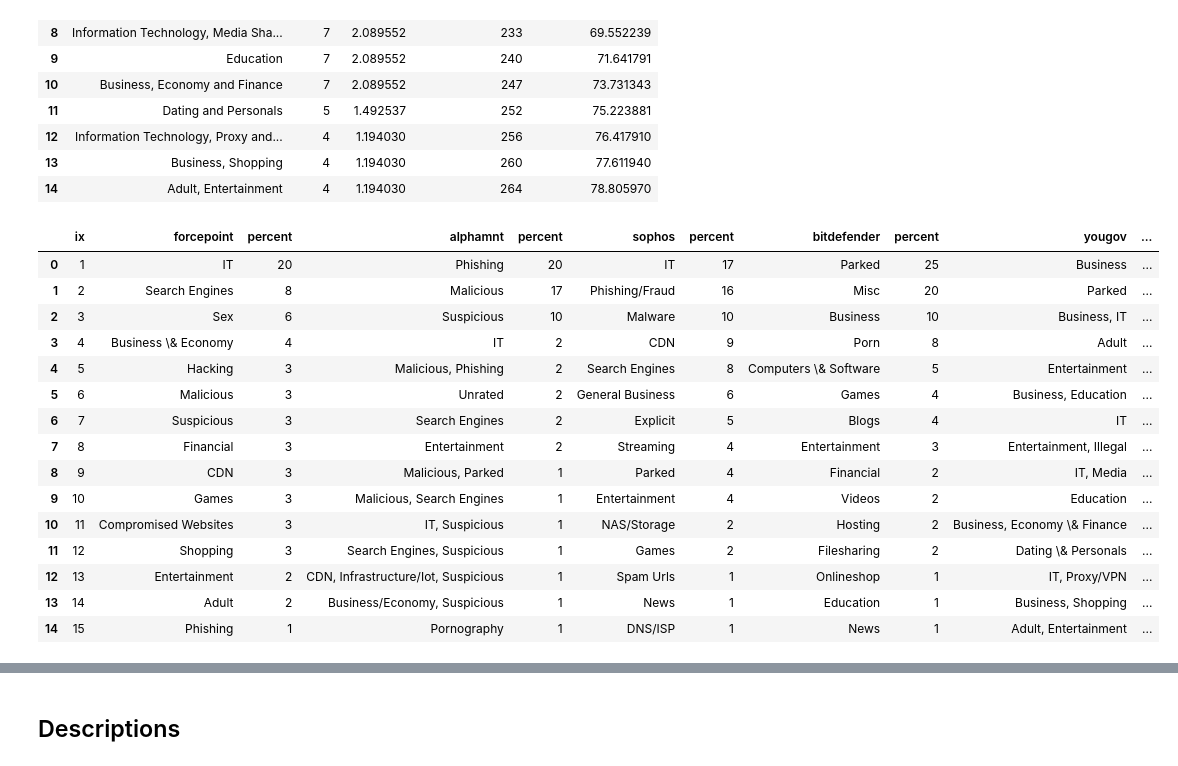
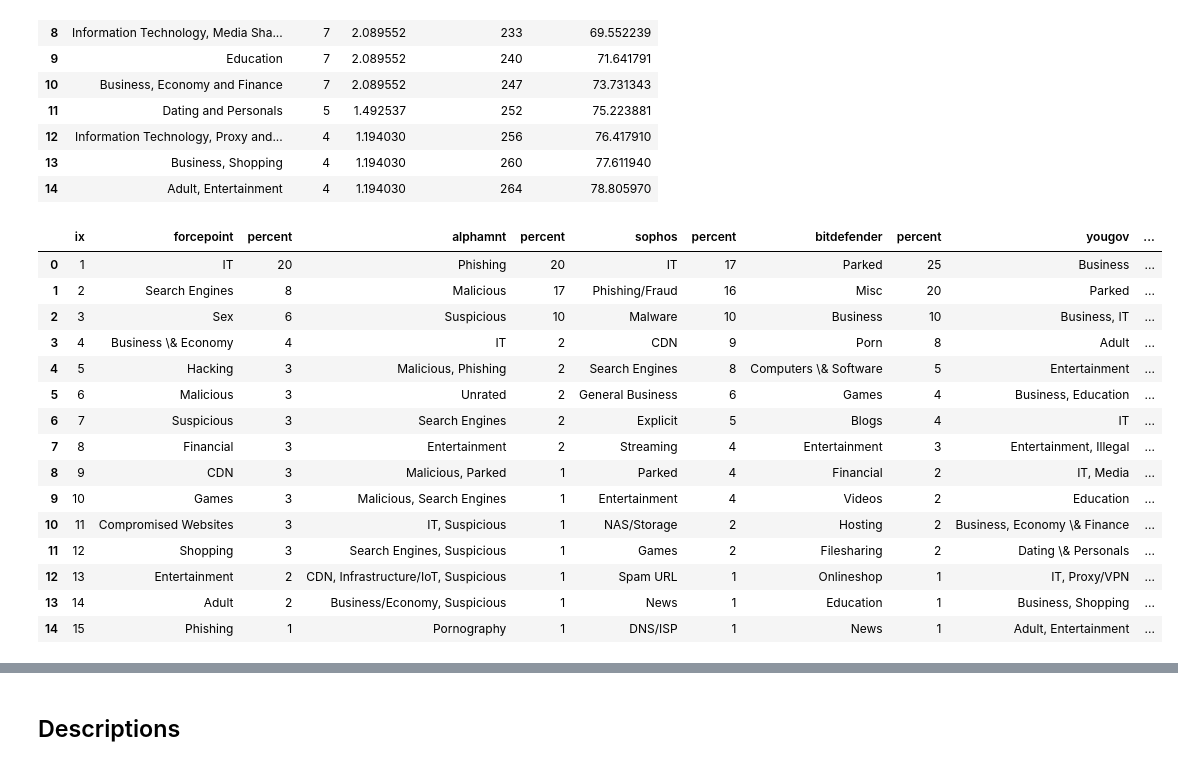
Before and after one commit to themains/bad_domains, a Jupyter notebook: scripts/05_domain_level.ipynb, the cells around one changed output, grey strips where cells are left out. Drawn from its saved outputs; the diff is of its cells as text; code cells hidden in the pictures.

```diff
--- a/scripts/05_domain_level.ipynb
+++ b/scripts/05_domain_level.ipynb
@@ -298,34 +298,36 @@ df_categories = (
     # alphamnt
     .replace("Parked Site", "Parked", regex=True)
     .replace("Content Servers", "CDN", regex=True)
     # sophos
     .replace("Phishing And Fraud", "Phishing/Fraud", regex=True)
     .replace("Parked Domains", "Parked", regex=True)
     .replace("Personal Network Storage", "NAS/Storage", regex=True)
     .replace("Dynamic Dns And Isp Sites", "DNS/ISP", regex=True)
     # yougov
     .replace("Illegal Content", "Illegal", regex=True)
     .replace("Proxy And Filter Avoidance", "Proxy/VPN", regex=True)
     .replace("and", "\&", regex=True)
     .replace("And", "\&", regex=True)
+    .replace("Urls", "URL", regex=True)
+    .replace("Iot", "IoT", regex=True)
 )
 display(df_categories)
 pandas_to_tex(df_categories, "../tabs/top15_malicious_categories")
 # %% [output]
 |  | ix | forcepoint | percent | alphamnt | percent | sophos | percent | bitdefender | percent | yougov | ... |
 | 0 | 1 | IT | 20 | Phishing | 20 | IT | 17 | Parked | 25 | Business | ... |
 | 1 | 2 | Search Engines | 8 | Malicious | 17 | Phishing/Fraud | 16 | Misc | 20 | Parked | ... |
 | 2 | 3 | Sex | 6 | Suspicious | 10 | Malware | 10 | Business | 10 | Business, IT | ... |
 | 3 | 4 | Business \& Economy | 4 | IT | 2 | CDN | 9 | Porn | 8 | Adult | ... |
 | 4 | 5 | Hacking | 3 | Malicious, Phishing | 2 | Search Engines | 8 | Computers \& Software | 5 | Entertainment | ... |
 | 5 | 6 | Malicious | 3 | Unrated | 2 | General Business | 6 | Games | 4 | Business, Education | ... |
 | 6 | 7 | Suspicious | 3 | Search Engines | 2 | Explicit | 5 | Blogs | 4 | IT | ... |
 | 7 | 8 | Financial | 3 | Entertainment | 2 | Streaming | 4 | Entertainment | 3 | Entertainment, Illegal | ... |
 | 8 | 9 | CDN | 3 | Malicious, Parked | 1 | Parked | 4 | Financial | 2 | IT, Media | ... |
 | 9 | 10 | Games | 3 | Malicious, Search Engines | 1 | Entertainment | 4 | Videos | 2 | Education | ... |
 | 10 | 11 | Compromised Websites | 3 | IT, Suspicious | 1 | NAS/Storage | 2 | Hosting | 2 | Business, Economy \& Finance | ... |
 | 11 | 12 | Shopping | 3 | Search Engines, Suspicious | 1 | Games | 2 | Filesharing | 2 | Dating \& Personals | ... |
-| 12 | 13 | Entertainment | 2 | CDN, Infrastructure/Iot, Suspicious | 1 | Spam Urls | 1 | Onlineshop | 1 | IT, Proxy/VPN | ... |
+| 12 | 13 | Entertainment | 2 | CDN, Infrastructure/IoT, Suspicious | 1 | Spam URL | 1 | Onlineshop | 1 | IT, Proxy/VPN | ... |
 | 13 | 14 | Adult | 2 | Business/Economy, Suspicious | 1 | News | 1 | Education | 1 | Business, Shopping | ... |
 | 14 | 15 | Phishing | 1 | Pornography | 1 | DNS/ISP | 1 | News | 1 | Adult, Entertainment | ... |
 # %%
```
Also changed, not shown: parts of 1 cell of this notebook, 1 other file.
